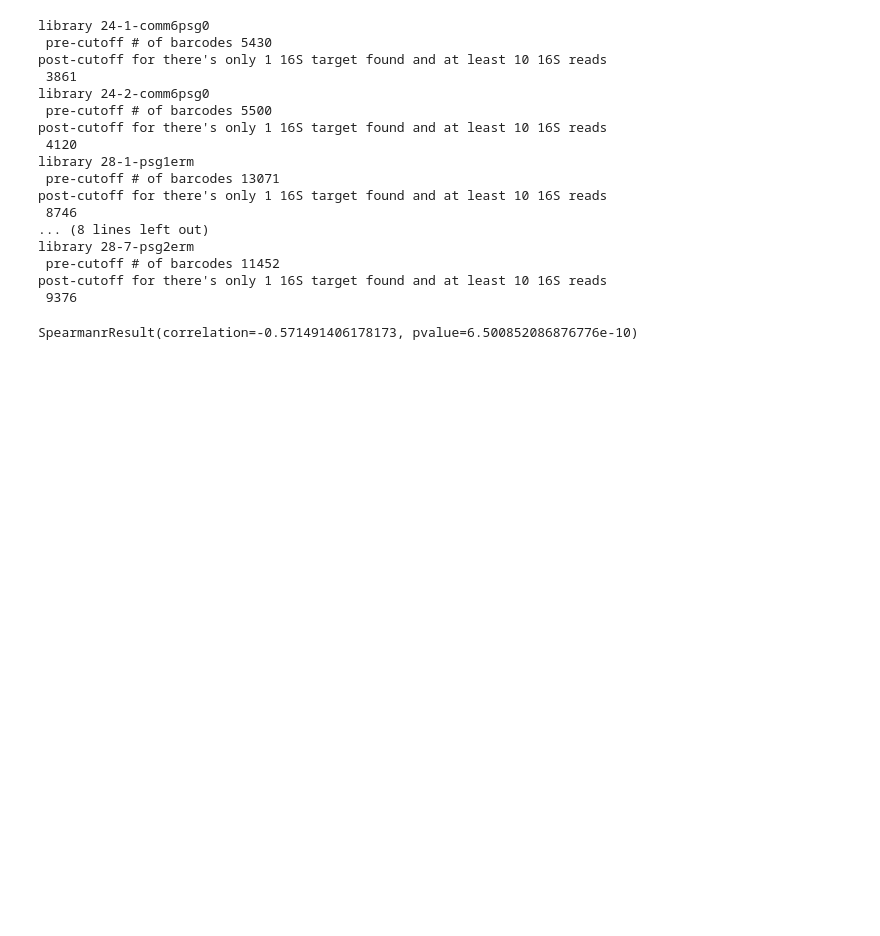
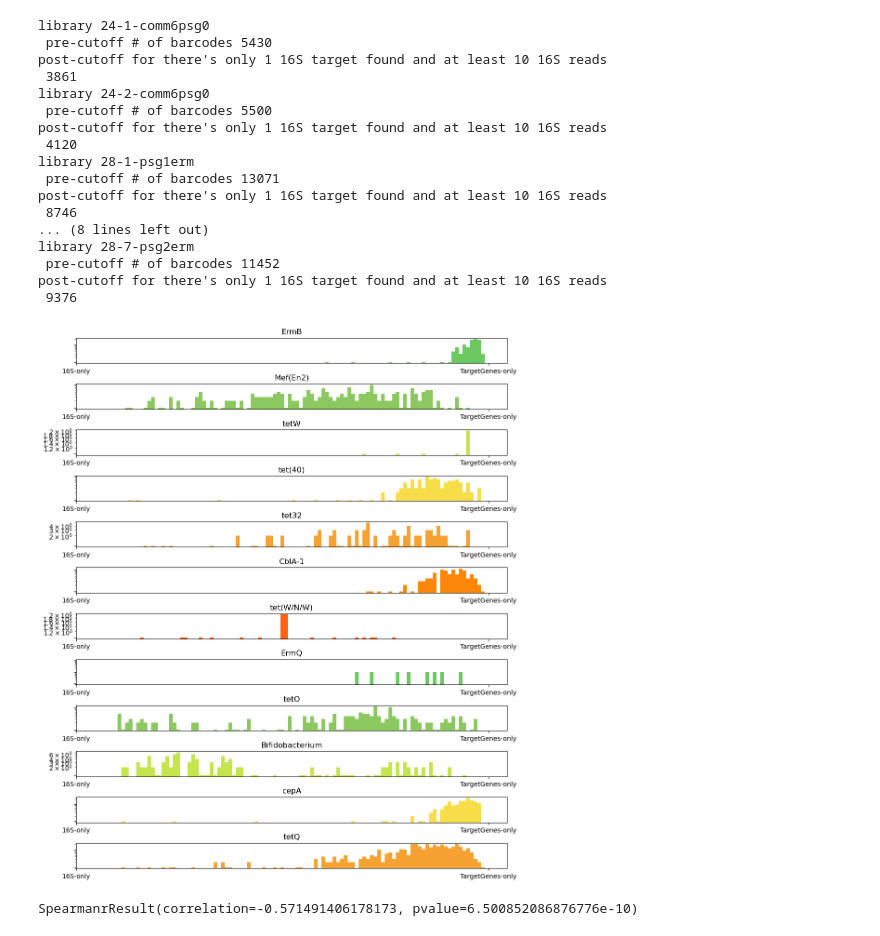
Before and after one commit to VenturelliLab/DoTA-seq-Paper, a Jupyter notebook: Analysis-Synthetic-community.ipynb, the cells around one changed output. Saved outputs shown, nothing was run; the diff lists cells and outputs as text; code cells hidden in the pictures; blank space fills up the shorter version.

```diff
--- a/Analysis-Synthetic-community.ipynb
+++ b/Analysis-Synthetic-community.ipynb
@@ -148,7 +149,7 @@ def summarytable(df, cutoff):
     ARGs = [g for g in df.columns if g.find("16S") == -1 ]
     df = df.reindex(columns = ARGs)
     #4 make summary table using splitspecies
-    splitspecies = df.groupby(df["species"], squeeze = True)
+    splitspecies = df.groupby(df["species"])
     #make a new df based on groups
     df = splitspecies.sum()
     #grab the total # of groups in each species
@@ -169,6 +170,7 @@ summary = []
 n = 10 #minimum number of 16S reads required in the barcode group to be considered for analysis
 puritycutoff = 0.99 #the cutoff for 16S purity for saying a barcode group contains only one cell
 cutoff = 0.01 #the cutoff for discretization (for saying a target gene is "present")
+dfspurified = []
 
 for i in range(len(dfs)):
     df = dfs[i]
@@ -182,6 +184,7 @@ for i in range(len(dfs)):
             if max(s) / sum(s) >= puritycutoff and max(s) >= n: #there purity is 100% and it's more than 3 reads (100% purity is best, 1-5 reads dont' change much)
                 ilist.append(index)
     df = df.reindex(index = ilist) #reindex to obtain purified df
+    dfspurified.append(df)
     print(f"post-cutoff for there's only 1 16S target found and at least {n} 16S reads \n", len(df))
 
     summary.append(summarytable(df, cutoff))
@@ -203,6 +206,47 @@ library 28-7-psg2erm
  pre-cutoff # of barcodes 11452
 post-cutoff for there's only 1 16S target found and at least 10 16S reads
  9376
+# %%
+#Looking at the balance between taxanomic marker gene coverage and target gene coverage
+#to assess whether primer ratios need to be adjusted
+lib = 1 #the library to plot the primer ratios for
+
+#Generate the ratio between taxonomic marker gene and target genes in each cell for each gene
+dfsSA = []
+for i in range(len(dfs)):
+    df = dfspurified[i]
+    species = [x for x in df.columns if x.find("16S") != -1]
+    TARGs = [x for x in df.columns if x.find("16S") == -1]
+    sa_ratio = {}
+    for index, row in df.iterrows():
+        s = sum(row.loc[species])
+        for TARG in TARGs:
+            a = row.loc[TARG]
+            if TARG in sa_ratio:
+                sa_ratio[TARG].append((a/(s+a)))
+            else:
+                sa_ratio[TARG] = [a/(s+a)]
+    dfsSA.append(pd.DataFrame(sa_ratio))
+
+#now I gotta plot it all out
+df = dfsSA[lib]
+cols = df.columns
+l = len(cols)
+
+fig, axs = plot.subplots(l,1, figsize = (10, 1*l))
+fig.tight_layout()
+for i in range(l):
+    ax = axs[i]
+    ax.hist(df[cols[i]], bins = 100, range = (0.1, 1), color = cpallet[i])
+    ax.set_yscale("log")
+    ax.set_title(cols[i])
+    ax.set_xticks([0,1])
+    ax.set_yticklabels([0])
+    ax.set_xticklabels(["16S-only", "TargetGenes-only"])
+
+plot.savefig("primerbalance.svg")
+# %% [output]
+[figure, added]
 # %%
 #fix species names (this has to do with the way the marker genes are named in the database)
 for i in range(len(dfs)):
```
Also changed, not shown: parts of 3 cells of this notebook.
